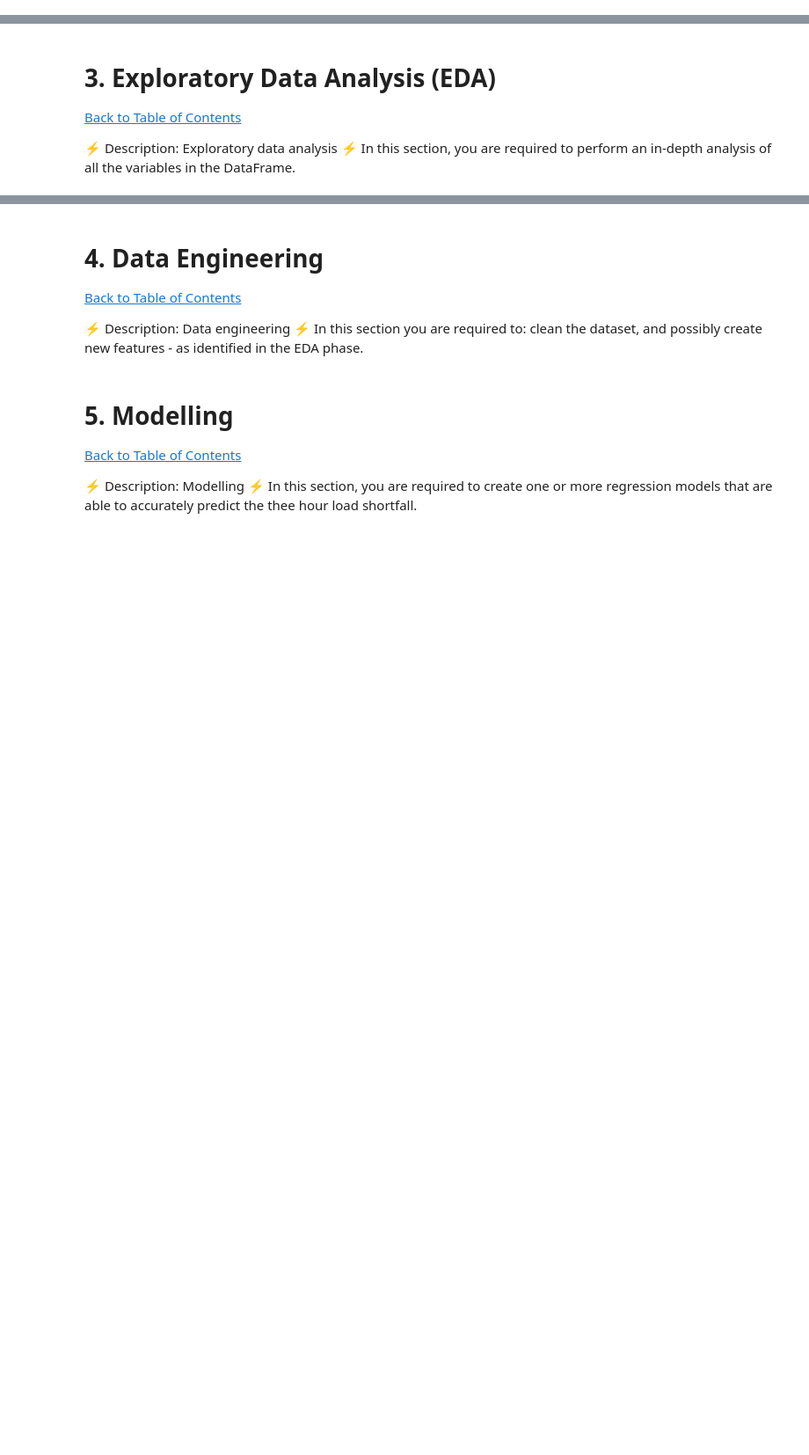
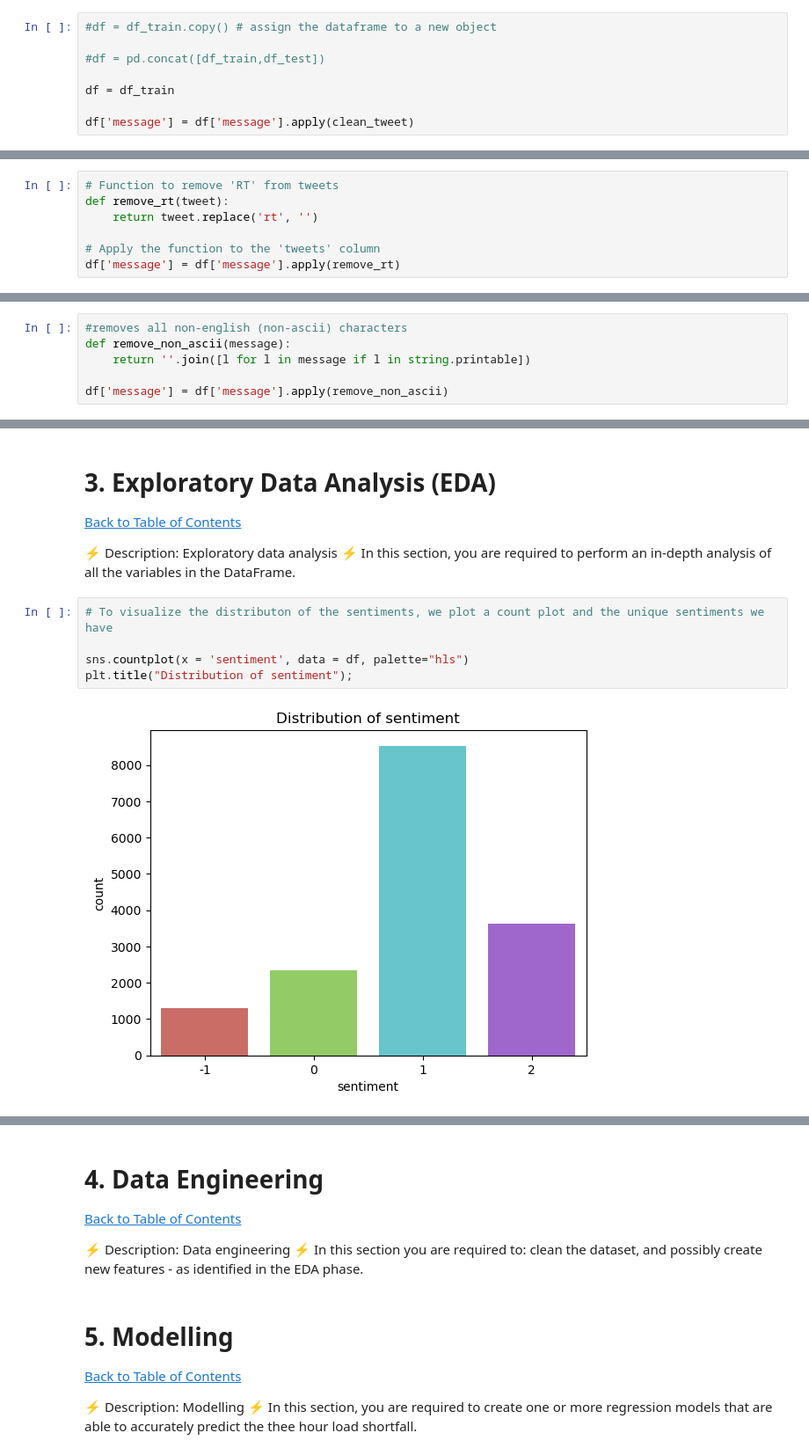
Before and after one commit to Thato-rabodiba/NM_1-Coders, a Jupyter notebook: NM_1 CLASSIFICATION PREDICT.ipynb, the cells around one changed output, grey strips where cells are left out. Shown: that part at 88% size. Cells and saved outputs as stored; diff of their text form; blank space fills up the shorter version.

Commit message:
did exploratory data analysis and cleaning the data

```diff
--- a/NM_1 CLASSIFICATION PREDICT.ipynb
+++ b/NM_1 CLASSIFICATION PREDICT.ipynb
@@ -171,0 +231,8 @@ dtype: int64
+# %%
+#df = df_train.copy() # assign the dataframe to a new object
+
+#df = pd.concat([df_train,df_test])
+
+df = df_train
+
+df['message'] = df['message'].apply(clean_tweet)
@@ -171,0 +286,7 @@ dtype: int64
+# %%
+# Function to remove 'RT' from tweets
+def remove_rt(tweet):
+    return tweet.replace('rt', '')
+
+# Apply the function to the 'tweets' column
+df['message'] = df['message'].apply(remove_rt)
@@ -171,0 +312,6 @@ dtype: int64
+# %%
+#removes all non-english (non-ascii) characters
+def remove_non_ascii(message):
+    return ''.join([l for l in message if l in string.printable])
+
+df['message'] = df['message'].apply(remove_non_ascii)
@@ -174,3 +358,10 @@ dtype: int64
 [Back to Table of Contents](#Table-of-Contents)
 
 ⚡ Description: Exploratory data analysis ⚡ In this section, you are required to perform an in-depth analysis of all the variables in the DataFrame.
+# %%
+# To visualize the distributon of the sentiments, we plot a count plot and the unique sentiments we have
+
+sns.countplot(x = 'sentiment', data = df, palette="hls")
+plt.title("Distribution of sentiment");
+# %% [output]
+[figure, added]
```
Also changed, not shown: parts of 25 cells of this notebook.
